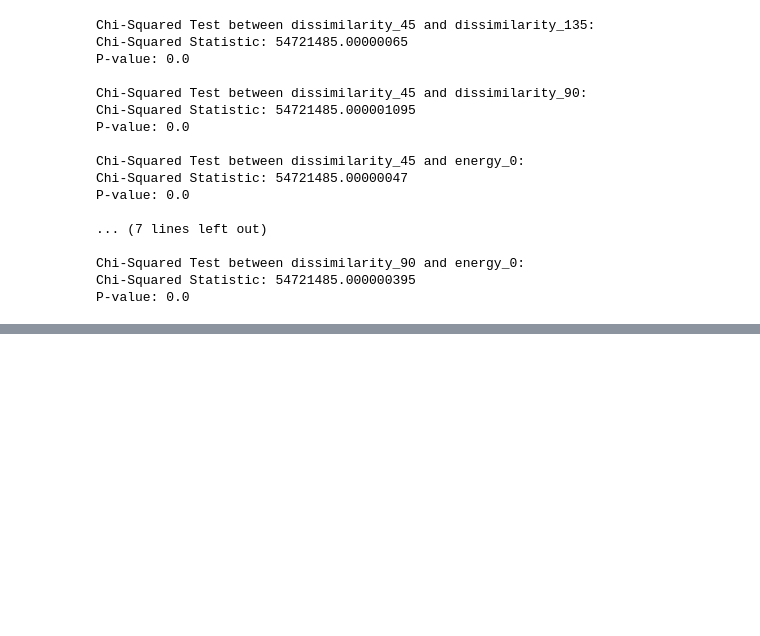
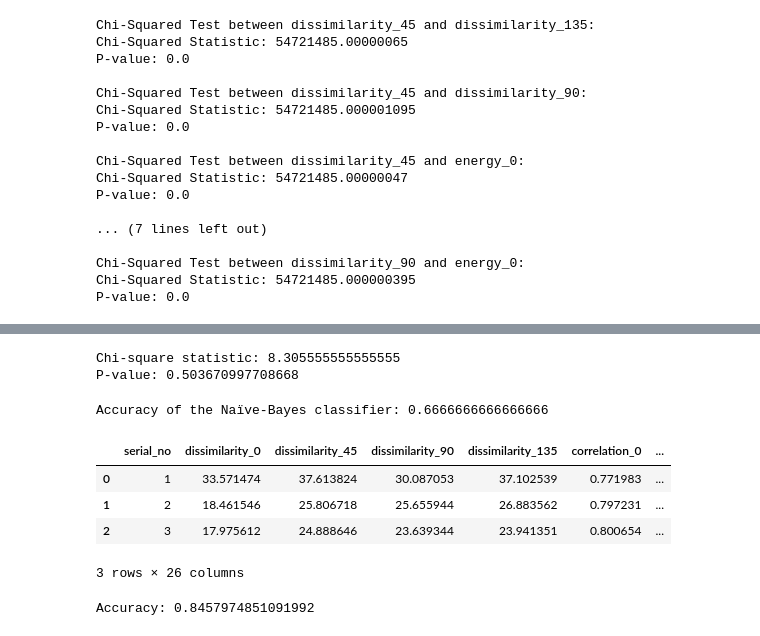
Before and after one commit to Gowtham0311/ML_lab, a Jupyter notebook: CSE21169_Lab5.ipynb, the cells around one changed output, grey strips where cells are left out. Saved outputs shown, nothing was run; the diff lists cells and outputs as text; code cells hidden in the pictures; blank space fills up the shorter version.

```diff
--- a/CSE21169_Lab5.ipynb
+++ b/CSE21169_Lab5.ipynb
@@ -2568,0 +2651,69 @@ Accuracy: 0.8457974851091992
+# %%
+from scipy.stats import chi2_contingency
+
+# Performing chi-square test
+chi2, p, dof, expected = chi2_contingency(contingency_table)
+print(f"Chi-square statistic: {chi2}")
+print(f"P-value: {p}")
+# %% [output]
+Chi-square statistic: 8.305555555555555
+P-value: 0.503670997708668
+# %%
+import pandas as pd
+from sklearn.naive_bayes import GaussianNB
+from sklearn.model_selection import train_test_split
+from sklearn.preprocessing import LabelEncoder
+
+# Assuming 'df' is your DataFrame
+
+# Convert categorical variables to numerical labels
+label_encoder = LabelEncoder()
+for column in df.columns:
+    df[column] = label_encoder.fit_transform(df[column])
+
+# Separating features (X) and target variable (y)
+X = df.drop('buys_computer', axis=1)
+y = df['buys_computer']
+
+# Splitting the data into training and testing sets
+x_train, x_test, y_train, y_test = train_test_split(X, y, test_size=0.2, random_state=42)
+
+# Building the Naïve-Bayes classifier
+model = GaussianNB()
+
+# Training the model
+model.fit(x_train, y_train)
+
+# Predicting on the test set
+y_preds = model.predict(x_test)
+
+# Evaluating the model
+accuracy = model.score(x_test, y_test)
+print(f"Accuracy of the Naïve-Bayes classifier: {accuracy}")
+# %% [output]
+Accuracy of the Naïve-Bayes classifier: 0.6666666666666666
+# %%
+from sklearn.metrics import accuracy_score
+df = pd.read_excel('/content/dataset_final.xlsx')
+df.drop("fname",axis=1,inplace=True)
+df.head(3)
+# %% [output]
+|  | serial_no | dissimilarity_0 | dissimilarity_45 | dissimilarity_90 | dissimilarity_135 | correlation_0 | ... |
+| 0 | 1 | 33.571474 | 37.613824 | 30.087053 | 37.102539 | 0.771983 | ... |
+| 1 | 2 | 18.461546 | 25.806718 | 25.655944 | 26.883562 | 0.797231 | ... |
+| 2 | 3 | 17.975612 | 24.888646 | 23.639344 | 23.941351 | 0.800654 | ... |
+3 rows × 26 columns
+# %%
+x = df.drop("label", axis=1)
+y = df["label"]
+
+x_train, x_test, y_train, y_test = train_test_split(x, y, test_size=0.2, random_state=42)
+
+nb_model = GaussianNB()
+nb_model.fit(x_train,y_train)
+y_preds = nb_model.predict(x_test)
+accuracy = accuracy_score(y_test, y_preds)
+#printing the accuracy
+print(f"Accuracy: {accuracy}")
+# %% [output]
+Accuracy: 0.8457974851091992
```
Also changed, not shown: parts of 13 cells of this notebook.
